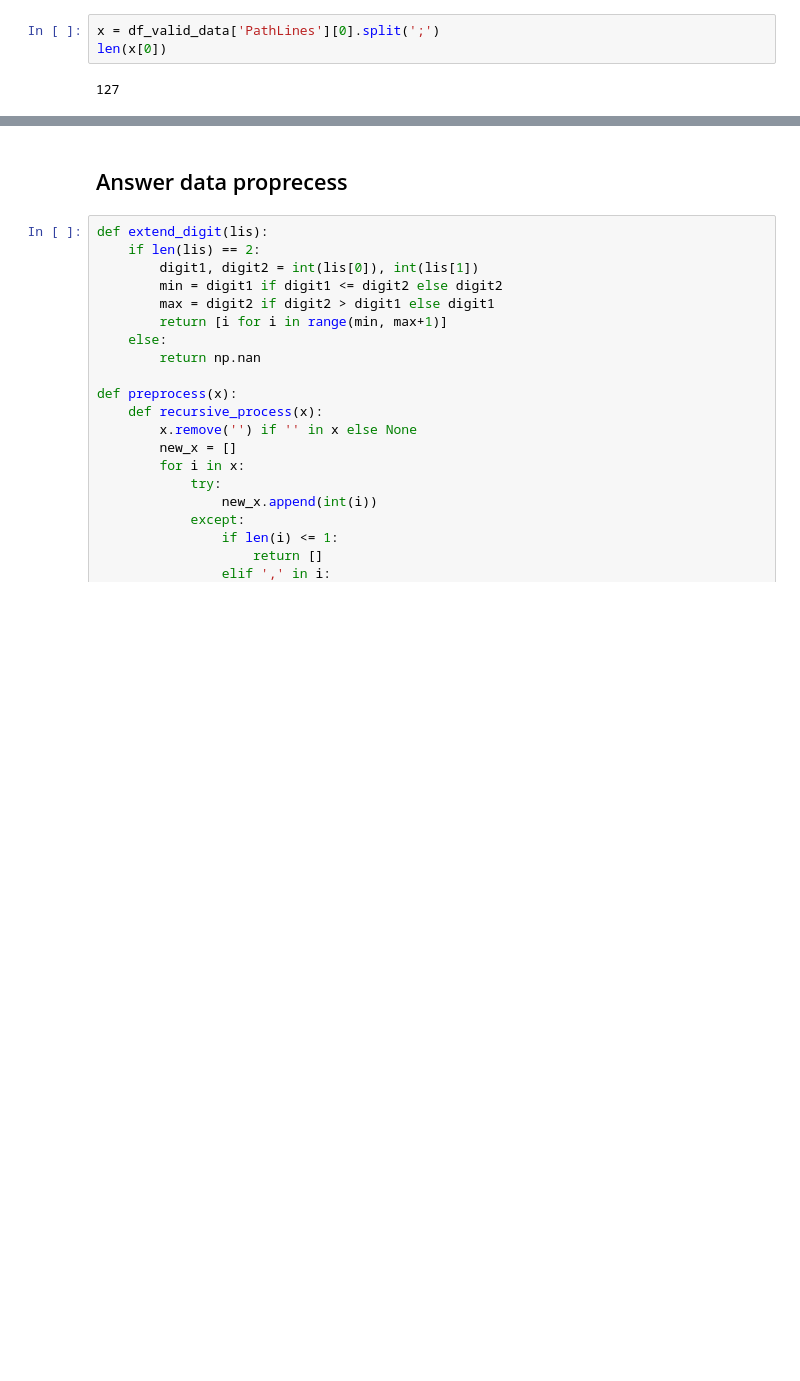
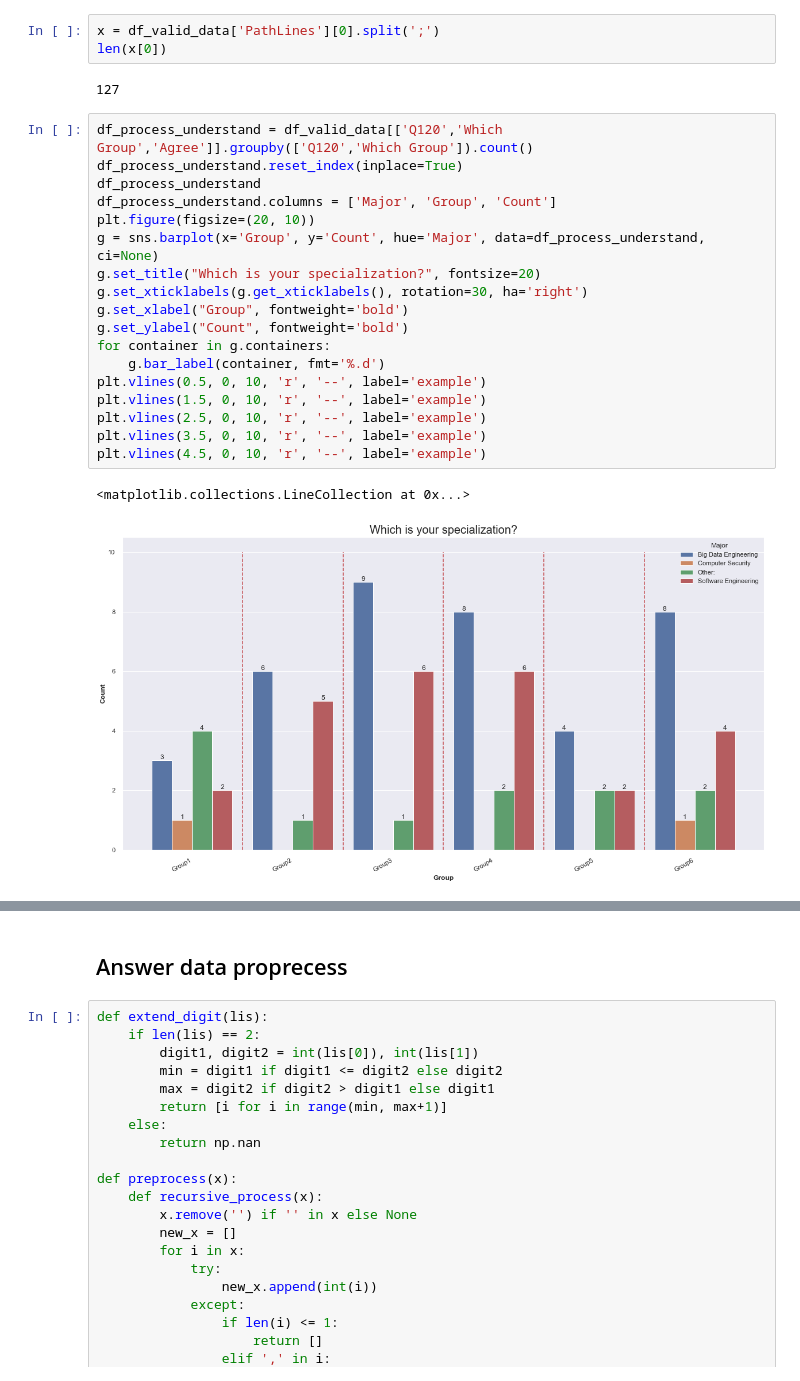
Before and after one commit to HarryZhangHH/SecurityMeasurementExperiment, a Jupyter notebook: assignment2/experiment.ipynb, the cells around one changed output, grey strips where cells are left out. Drawn from its saved outputs; the diff is of its cells as text; blank space fills up the shorter version.

```diff
--- a/assignment2/experiment.ipynb
+++ b/assignment2/experiment.ipynb
@@ -100,6 +105,27 @@ x = df_valid_data['PathLines'][0].split(';')
 len(x[0])
 # %% [output]
 127
+# %%
+df_process_understand = df_valid_data[['Q120','Which Group','Agree']].groupby(['Q120','Which Group']).count()
+df_process_understand.reset_index(inplace=True)
+df_process_understand
+df_process_understand.columns = ['Major', 'Group', 'Count']
+plt.figure(figsize=(20, 10))
+g = sns.barplot(x='Group', y='Count', hue='Major', data=df_process_understand, ci=None)
+g.set_title("Which is your specialization?", fontsize=20)
+g.set_xticklabels(g.get_xticklabels(), rotation=30, ha='right')
+g.set_xlabel("Group", fontweight='bold')
+g.set_ylabel("Count", fontweight='bold')
+for container in g.containers:
+    g.bar_label(container, fmt='%.d')
+plt.vlines(0.5, 0, 10, 'r', '--', label='example')
+plt.vlines(1.5, 0, 10, 'r', '--', label='example')
+plt.vlines(2.5, 0, 10, 'r', '--', label='example')
+plt.vlines(3.5, 0, 10, 'r', '--', label='example')
+plt.vlines(4.5, 0, 10, 'r', '--', label='example')
+# %% [output]
+<matplotlib.collections.LineCollection at 0x...>
+[figure, added]
 # %%
 # def extract_answer(data, name):
 #     def assign_index(answer):
```
Also changed, not shown: parts of 20 cells of this notebook.
